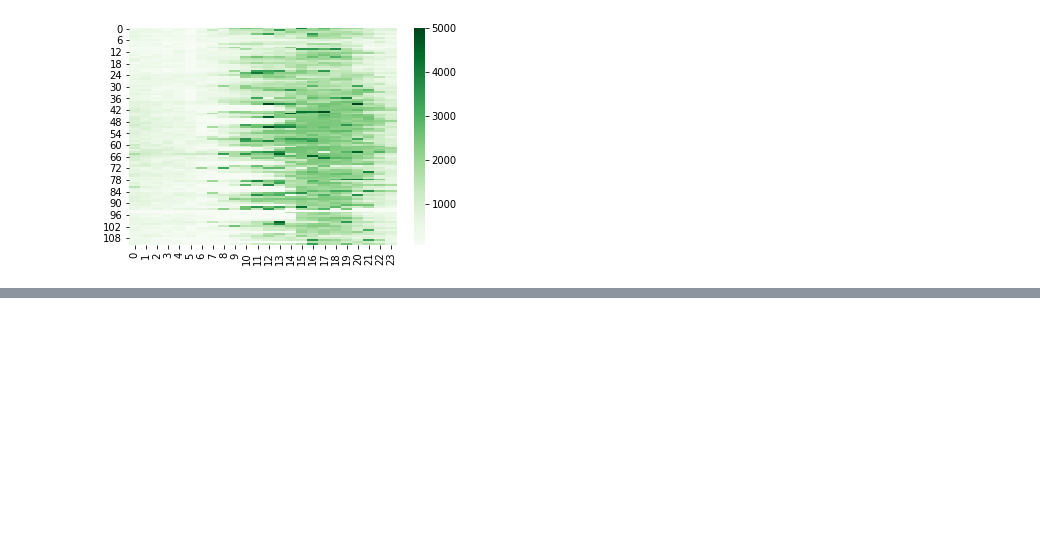
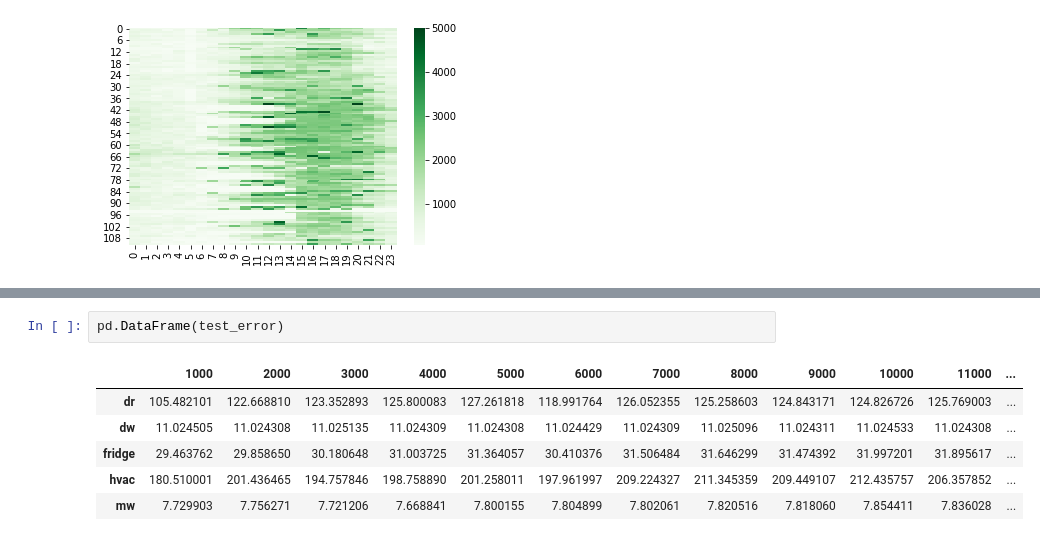
Before and after one commit to nipunbatra/freq-nilm, a Jupyter notebook: notebooks/cnn-tree-test.ipynb, the cells around one changed output, grey strips where cells are left out. Saved outputs shown, nothing was run; the diff lists cells and outputs as text; blank space fills up the shorter version.

```diff
--- a/notebooks/cnn-tree-test.ipynb
+++ b/notebooks/cnn-tree-test.ipynb
@@ -299,3 +346,12 @@ sns.heatmap(pd.DataFrame(test_gt_fold[2].reshape(-1, 112, 24)[10]), cmap='Greens
+# %%
+pd.DataFrame(test_error)
+# %% [output]
+|  | 1000 | 2000 | 3000 | 4000 | 5000 | 6000 | 7000 | 8000 | 9000 | 10000 | 11000 | ... |
+| dr | 105.482101 | 122.668810 | 123.352893 | 125.800083 | 127.261818 | 118.991764 | 126.052355 | 125.258603 | 124.843171 | 124.826726 | 125.769003 | ... |
+| dw | 11.024505 | 11.024308 | 11.025135 | 11.024309 | 11.024308 | 11.024429 | 11.024309 | 11.025096 | 11.024311 | 11.024533 | 11.024308 | ... |
+| fridge | 29.463762 | 29.858650 | 30.180648 | 31.003725 | 31.364057 | 30.410376 | 31.506484 | 31.646299 | 31.474392 | 31.997201 | 31.895617 | ... |
+| hvac | 180.510001 | 201.436465 | 194.757846 | 198.758890 | 201.258011 | 197.961997 | 209.224327 | 211.345359 | 209.449107 | 212.435757 | 206.357852 | ... |
+| mw | 7.729903 | 7.756271 | 7.721206 | 7.668841 | 7.800155 | 7.804899 | 7.802061 | 7.820516 | 7.818060 | 7.854411 | 7.836028 | ... |
 # %%
 test_error
 # %% [output]
```
Also changed, not shown: parts of 10 cells of this notebook, 20 other files.
